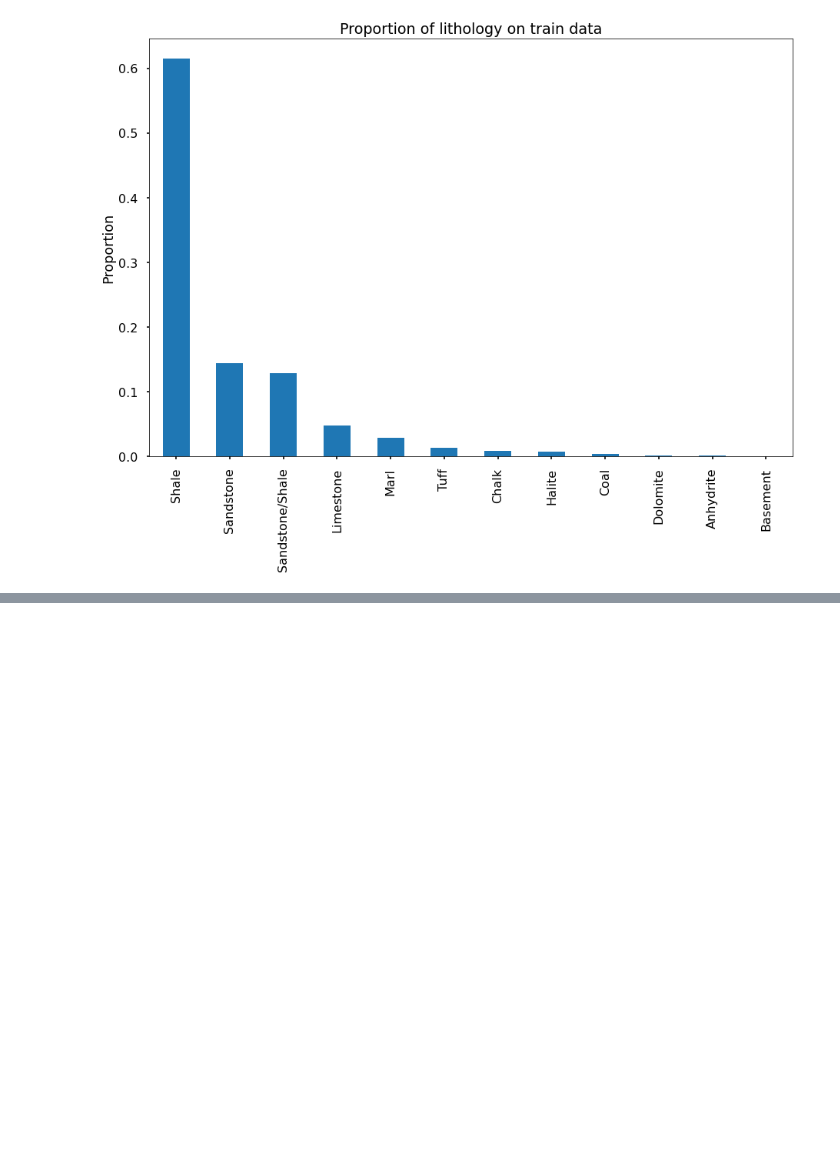
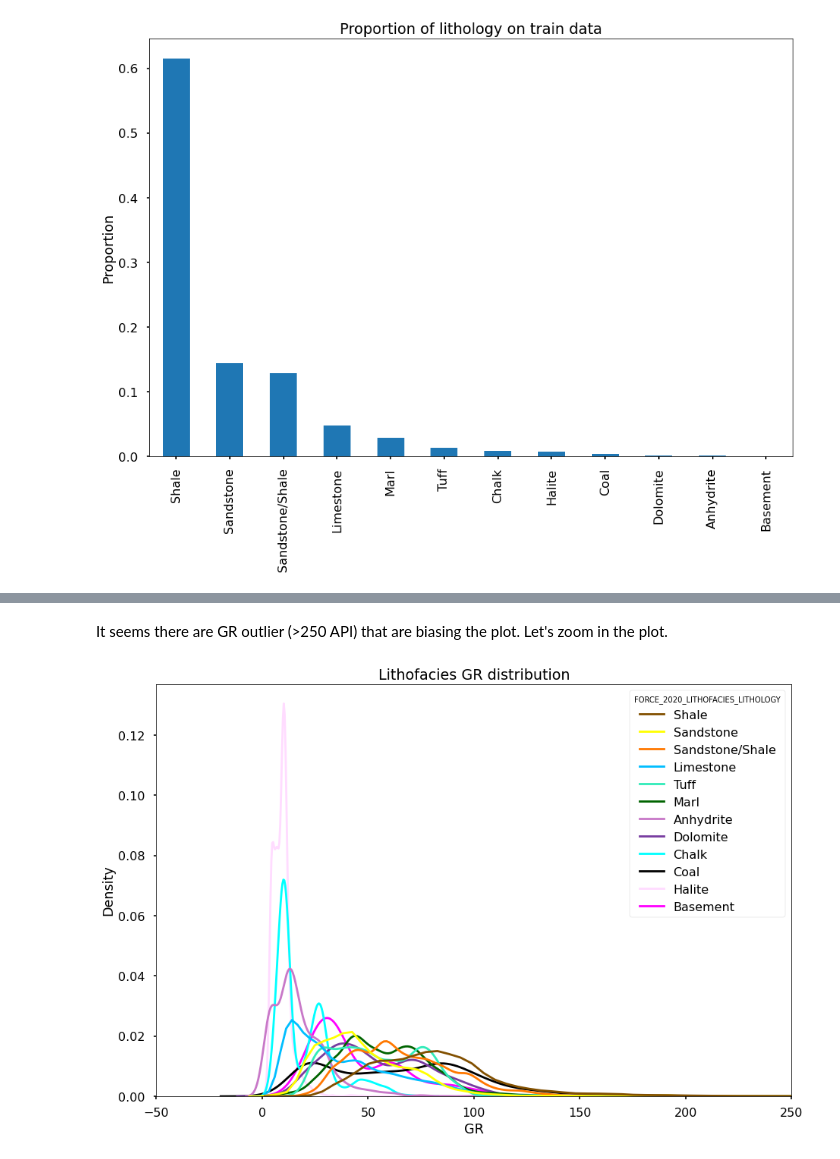
Before and after one commit to RafaelPinto/force_2020_lith, a Jupyter notebook: notebooks/1.0-rp-eda.ipynb, the cells around one changed output, grey strips where cells are left out. Saved outputs shown, nothing was run; the diff lists cells and outputs as text; code cells hidden in the pictures; blank space fills up the shorter version.

```diff
--- a/notebooks/1.0-rp-eda.ipynb
+++ b/notebooks/1.0-rp-eda.ipynb
@@ -130,0 +135,19 @@ PEF: Proportion to GR: 0.21
+# %% [markdown]
+It seems there are GR outlier (>250 API) that are biasing the plot. Let's zoom in the plot.
+# %%
+fig, ax = plt.subplots(1, 1, figsize=(15, 10))
+
+sns.kdeplot(data=data,
+            x='GR',
+            hue='FORCE_2020_LITHOFACIES_LITHOLOGY',
+            common_norm=False,
+            palette=litho_dict,
+            ax=ax)
+
+plt.xlim((-50, 250))
+
+plt.title('Lithofacies GR distribution')
+
+plt.show()
+# %% [output]
+[figure, added]
```
Also changed, not shown: parts of 18 cells of this notebook, 3 other files.
